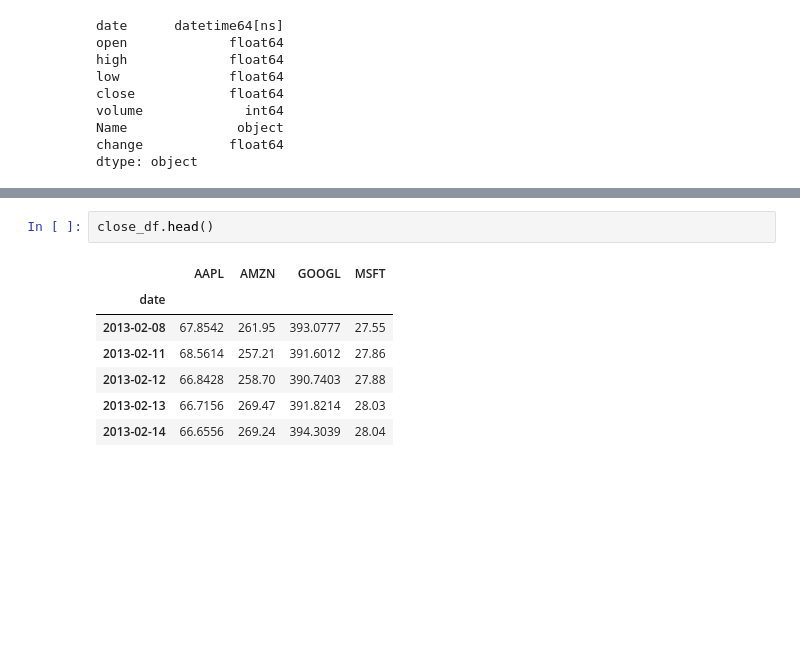
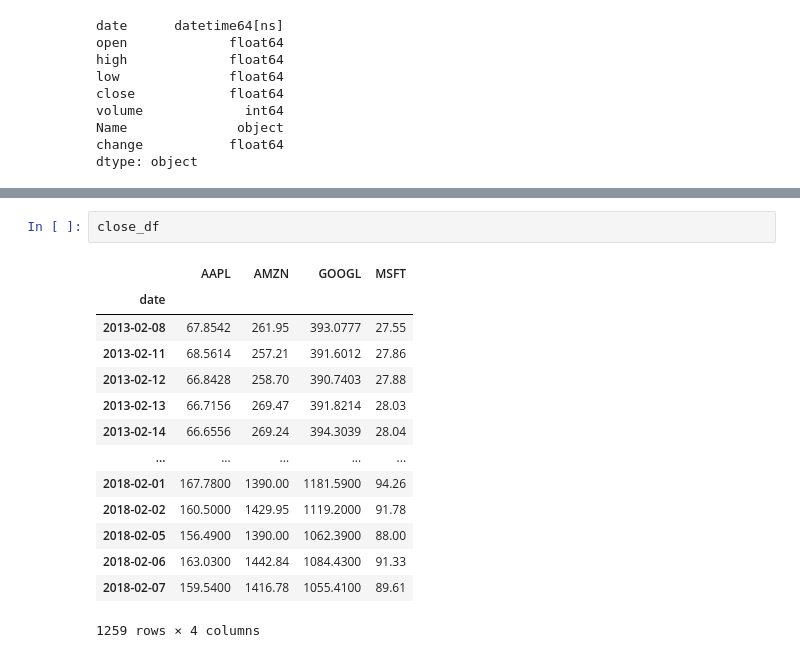
Before and after one commit to astoncrawley/us-stock-market-index, a Jupyter notebook: notebooks/us-stock-market-analysis.ipynb, the cells around one changed output, grey strips where cells are left out. Drawn from its saved outputs; the diff is of its cells as text; blank space fills up the shorter version.

```diff
--- a/notebooks/us-stock-market-analysis.ipynb
+++ b/notebooks/us-stock-market-analysis.ipynb
@@ -255,10 +301,17 @@ for stock in stock_tickers:
 # %%
-close_df.head()
+close_df
 # %% [output]
 |  | AAPL | AMZN | GOOGL | MSFT |
 | date |  |  |  |  |
 | 2013-02-08 | 67.8542 | 261.95 | 393.0777 | 27.55 |
 | 2013-02-11 | 68.5614 | 257.21 | 391.6012 | 27.86 |
 | 2013-02-12 | 66.8428 | 258.70 | 390.7403 | 27.88 |
 | 2013-02-13 | 66.7156 | 269.47 | 391.8214 | 28.03 |
 | 2013-02-14 | 66.6556 | 269.24 | 394.3039 | 28.04 |
+| ... | ... | ... | ... | ... |
+| 2018-02-01 | 167.7800 | 1390.00 | 1181.5900 | 94.26 |
+| 2018-02-02 | 160.5000 | 1429.95 | 1119.2000 | 91.78 |
+| 2018-02-05 | 156.4900 | 1390.00 | 1062.3900 | 88.00 |
+| 2018-02-06 | 163.0300 | 1442.84 | 1084.4300 | 91.33 |
+| 2018-02-07 | 159.5400 | 1416.78 | 1055.4100 | 89.61 |
+1259 rows × 4 columns
```
Also changed, not shown: parts of 38 cells of this notebook.
